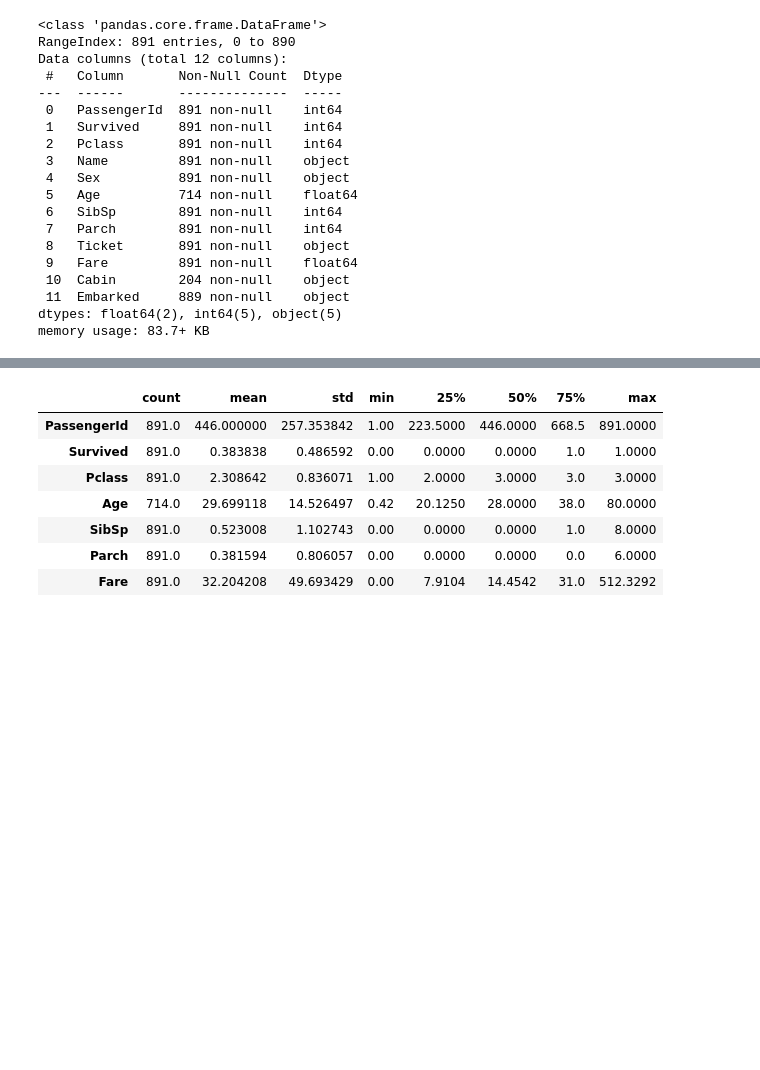
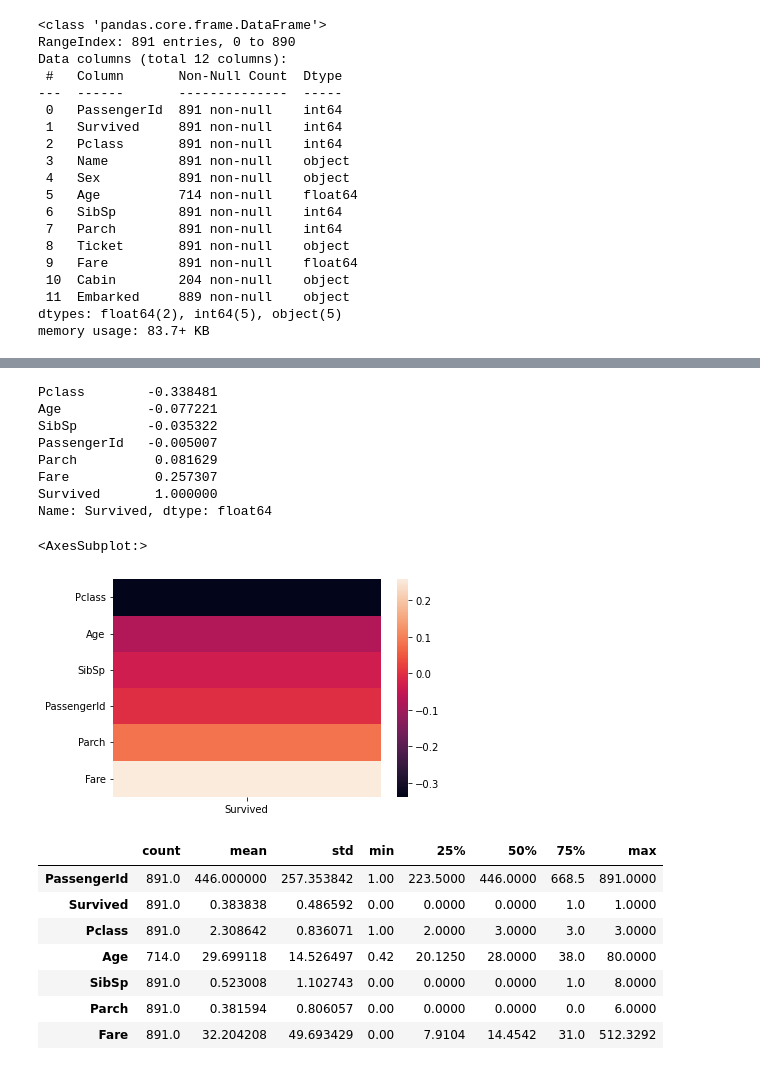
Before and after one commit to lokeshravicse/Titanic-project, a Jupyter notebook: ML - Logistic Regression - Titanic DS - Practice.ipynb, the cells around one changed output, grey strips where cells are left out. Cells and saved outputs as stored; diff of their text form; code cells hidden in the pictures; blank space fills up the shorter version.

```diff
--- a/ML - Logistic Regression - Titanic DS - Practice.ipynb
+++ b/ML - Logistic Regression - Titanic DS - Practice.ipynb
@@ -66,3 +173,22 @@ memory usage: 83.7+ KB
+# %%
+#finding corelation b/w "survived" with others
+
+#Fare is strong corlation with survive
+
+print(df.corr()["Survived"].sort_values())
+
+sns.heatmap(pd.DataFrame(df.corr()["Survived"].sort_values())[:-1])
+# %% [output]
+Pclass        -0.338481
+Age           -0.077221
+SibSp         -0.035322
+PassengerId   -0.005007
+Parch          0.081629
+Fare           0.257307
+Survived       1.000000
+Name: Survived, dtype: float64
+<AxesSubplot:>
+[figure, added]
 # %%
 df.describe().transpose()
 # %% [output]
```
Also changed, not shown: parts of 60 cells of this notebook.
